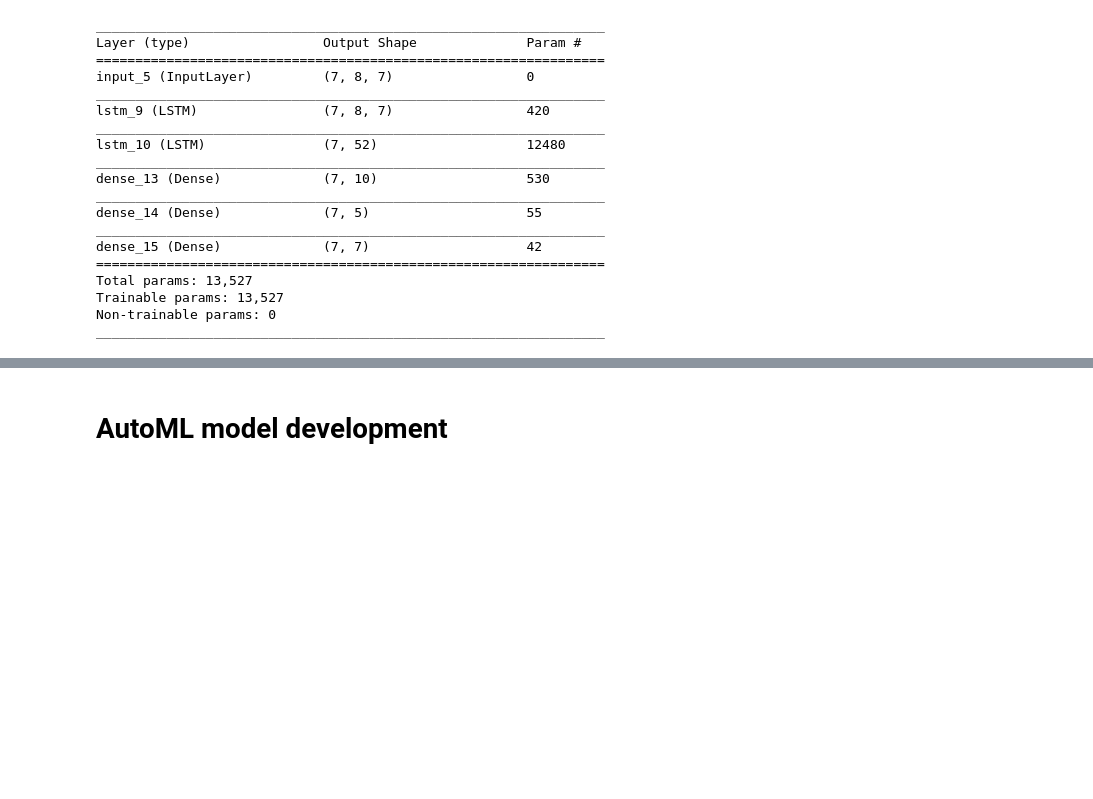
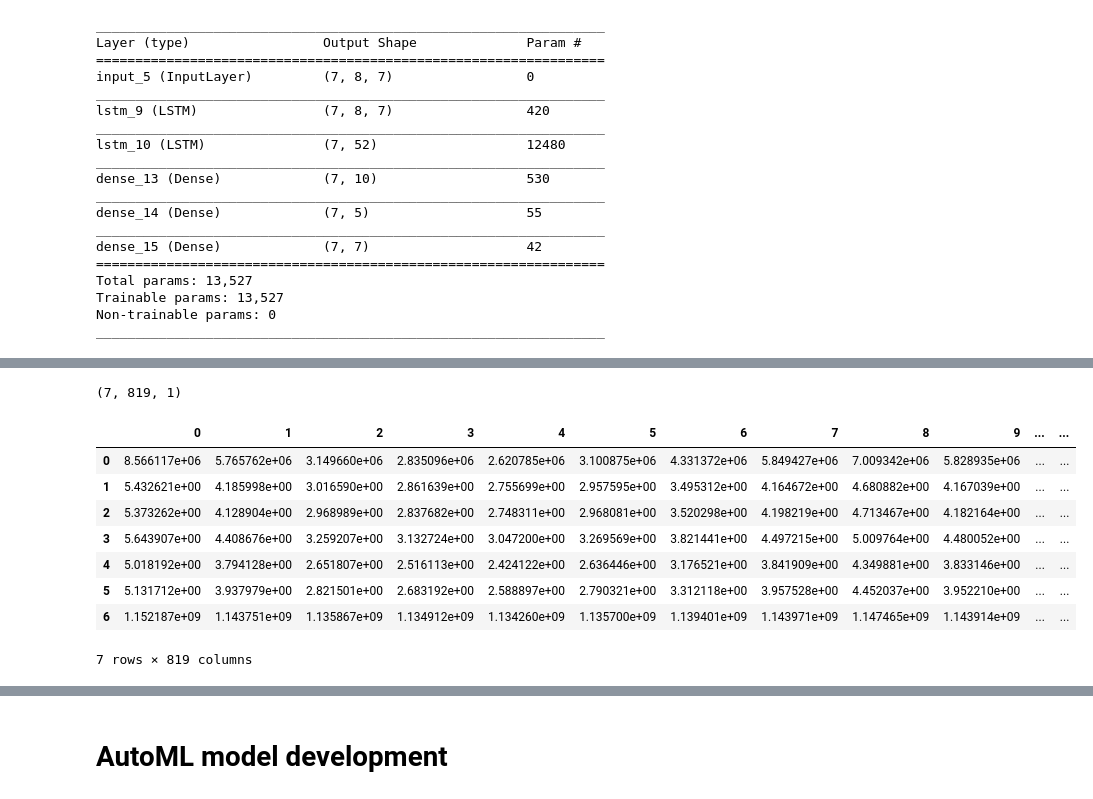
Before and after one commit to abhishekabhishek/mlh-2018, a Jupyter notebook: MLH-2018.ipynb, the cells around one changed output, grey strips where cells are left out. Drawn from its saved outputs; the diff is of its cells as text; code cells hidden in the pictures; blank space fills up the shorter version.

```diff
--- a/MLH-2018.ipynb
+++ b/MLH-2018.ipynb
@@ -719,0 +772,3 @@ Epoch 17/100
+# %%
+test_predictions = predictor.predict(x=test_input_data,
+                                    batch_size=batch_size, verbose=2)
@@ -719,0 +795,9 @@ Epoch 17/100
+# %%
+# Need to create a transpose of the 2-D array for inverse scaling
+test_output = np.transpose(test_predictions)
+
+for i in range(test_output.shape[0]):
+    test_output[i].reshape(-1,1)
+
+display(test_output)
+display(test_output.shape)
@@ -719,0 +819,9 @@ Epoch 17/100
+# %%
+transformed_values = []
+
+for i in range(test_output.shape[0]):
+    values = np.array(list(test_output[i]))
+    values = values.reshape(-1,1)
+    transformed_values.append(scaler_array[i].inverse_transform(values))
+
+display(transformed_values)
@@ -719,0 +846,22 @@ Epoch 17/100
+# %%
+# Generate np array for the predictions
+transformed_values_np = np.array(transformed_values)
+display(transformed_values_np.shape)
+# %% [output]
+(7, 819, 1)
+# %%
+# Plot the predictions generated by the neural network
+predictions_df = pd.DataFrame(
+    transformed_values_np.reshape(transformed_values_np.shape[0],
+                              transformed_values_np.shape[1]))
+display(predictions_df)
+# %% [output]
+|  | 0 | 1 | 2 | 3 | 4 | 5 | 6 | 7 | 8 | 9 | ... | ... |
+| 0 | 8.566117e+06 | 5.765762e+06 | 3.149660e+06 | 2.835096e+06 | 2.620785e+06 | 3.100875e+06 | 4.331372e+06 | 5.849427e+06 | 7.009342e+06 | 5.828935e+06 | ... | ... |
+| 1 | 5.432621e+00 | 4.185998e+00 | 3.016590e+00 | 2.861639e+00 | 2.755699e+00 | 2.957595e+00 | 3.495312e+00 | 4.164672e+00 | 4.680882e+00 | 4.167039e+00 | ... | ... |
+| 2 | 5.373262e+00 | 4.128904e+00 | 2.968989e+00 | 2.837682e+00 | 2.748311e+00 | 2.968081e+00 | 3.520298e+00 | 4.198219e+00 | 4.713467e+00 | 4.182164e+00 | ... | ... |
+| 3 | 5.643907e+00 | 4.408676e+00 | 3.259207e+00 | 3.132724e+00 | 3.047200e+00 | 3.269569e+00 | 3.821441e+00 | 4.497215e+00 | 5.009764e+00 | 4.480052e+00 | ... | ... |
+| 4 | 5.018192e+00 | 3.794128e+00 | 2.651807e+00 | 2.516113e+00 | 2.424122e+00 | 2.636446e+00 | 3.176521e+00 | 3.841909e+00 | 4.349881e+00 | 3.833146e+00 | ... | ... |
+| 5 | 5.131712e+00 | 3.937979e+00 | 2.821501e+00 | 2.683192e+00 | 2.588897e+00 | 2.790321e+00 | 3.312118e+00 | 3.957528e+00 | 4.452037e+00 | 3.952210e+00 | ... | ... |
+| 6 | 1.152187e+09 | 1.143751e+09 | 1.135867e+09 | 1.134912e+09 | 1.134260e+09 | 1.135700e+09 | 1.139401e+09 | 1.143971e+09 | 1.147465e+09 | 1.143914e+09 | ... | ... |
+7 rows × 819 columns
```
Also changed, not shown: parts of 17 cells of this notebook, 3 other files.
